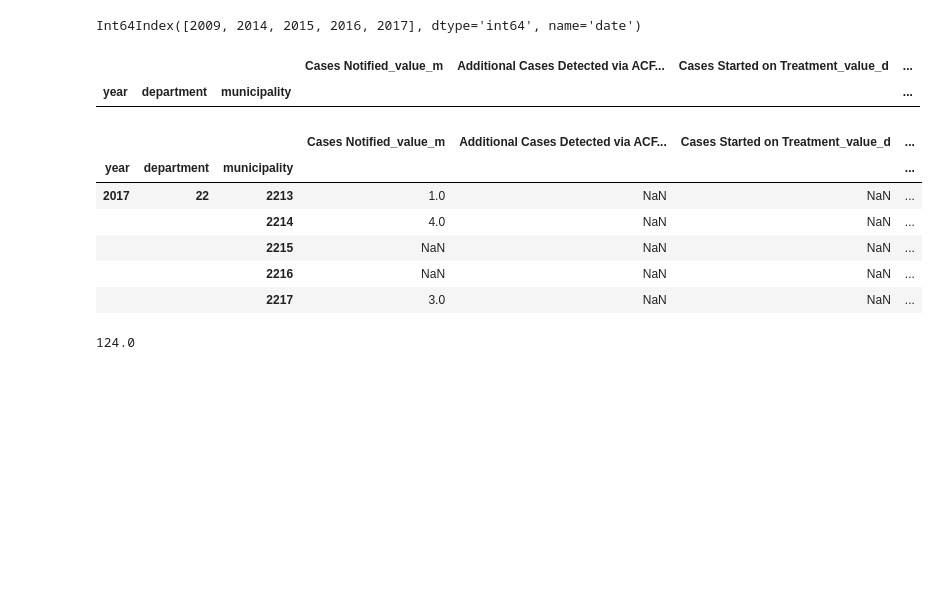
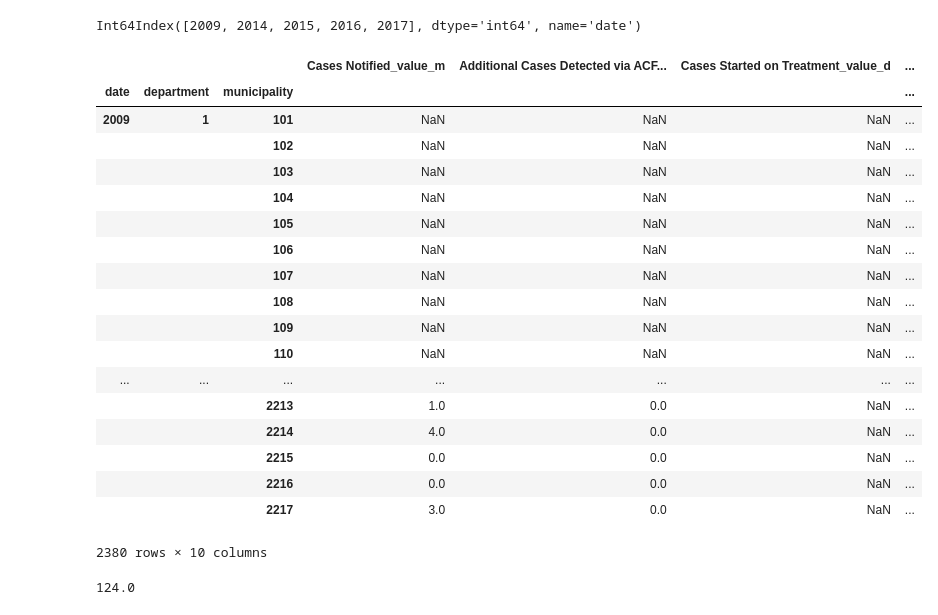
Before and after one commit to Guitlle/gf, a Jupyter notebook: impact_evaluation/gtm/pre_data_preparation.ipynb, the cells around one changed output. Cells and saved outputs as stored; diff of their text form; code cells hidden in the pictures; blank space fills up the shorter version.

```diff
--- a/impact_evaluation/gtm/pre_data_preparation.ipynb
+++ b/impact_evaluation/gtm/pre_data_preparation.ipynb
@@ -24,7 +24,7 @@ def makeFullIndex(dfyears):
     newIndex = []
     for year in dfyears.index.levels[0]:
         newIndex.extend([(year, x[0], x[1]) for x in indexList])
-    return dfyears.reindex(pd.MultiIndex.from_tuples(newIndex, names = ["year", "department", "municipality"]))
+    return dfyears.reindex(pd.MultiIndex.from_tuples(newIndex, names = ["date", "department", "municipality"]), fill_value=0)
 # %%
 def tryfun(f):
     def wrapper(i):
@@ -171,10 +162,10 @@ pplcases.head()
 # %%
 pplcases = pplcases.assign(department = lambda x : np.floor(x.municipio/100))\
-.assign(municode = lambda y: y.municipio.astype(int)).rename(columns=\
-{"n": "Cases Notified in Prisons_value", "YEAR": "date", "municode": "municipality"})\
+.assign(municipio = lambda y: y.municipio.astype(int)).rename(columns=\
+{"n": "Cases Notified in Prisons_value", "YEAR": "date", "municipio": "municipality"})\
 .set_index(["date", "department", "municipality"])
 # %%
-pplcases = pplcases.reindex(casesNotif.index)
+#pplcases = pplcases.reindex(casesNotif.index)
 # %%
 ppldata = pd.read_csv("../../../Outcome Measurement Data/TUBERCULOSIS/Prisoners/tb-ppl-2014-2017.csv")
 # %%
@@ -321,21 +312,28 @@ outputs = pd.merge(makeFullIndex(casesNotif) , makeFullIndex(acfcases), left_ind
             .merge(makeFullIndex(hivcases), left_index=True, right_index=True, how="outer")\
             .merge(makeFullIndex(mdrcases), left_index=True, right_index=True, how="outer")\
             .merge(makeFullIndex(mdrtx), left_index=True, right_index=True, how="outer")\
-# %%
-outputs[outputs.index.get_level_values("municipality") == 0]
-# %% [output]
-|  |  |  | Cases Notified_value_m | Additional Cases Detected via ACF... | Cases Started on Treatment_value_d | ... |
-| year | department | municipality |  |  |  | ... |
 # %%
-outputs.
+outputs
 # %% [output]
 |  |  |  | Cases Notified_value_m | Additional Cases Detected via ACF... | Cases Started on Treatment_value_d | ... |
-| year | department | municipality |  |  |  | ... |
-| 2017 | 22 | 2213 | 1.0 | NaN | NaN | ... |
-|  |  | 2214 | 4.0 | NaN | NaN | ... |
-|  |  | 2215 | NaN | NaN | NaN | ... |
-|  |  | 2216 | NaN | NaN | NaN | ... |
-|  |  | 2217 | 3.0 | NaN | NaN | ... |
+| date | department | municipality |  |  |  | ... |
+| 2009 | 1 | 101 | NaN | NaN | NaN | ... |
+|  |  | 102 | NaN | NaN | NaN | ... |
+|  |  | 103 | NaN | NaN | NaN | ... |
+|  |  | 104 | NaN | NaN | NaN | ... |
+|  |  | 105 | NaN | NaN | NaN | ... |
+|  |  | 106 | NaN | NaN | NaN | ... |
+|  |  | 107 | NaN | NaN | NaN | ... |
+|  |  | 108 | NaN | NaN | NaN | ... |
+|  |  | 109 | NaN | NaN | NaN | ... |
+|  |  | 110 | NaN | NaN | NaN | ... |
+| ... | ... | ... | ... | ... | ... | ... |
+|  |  | 2213 | 1.0 | 0.0 | NaN | ... |
+|  |  | 2214 | 4.0 | 0.0 | NaN | ... |
+|  |  | 2215 | 0.0 | 0.0 | NaN | ... |
+|  |  | 2216 | 0.0 | 0.0 | NaN | ... |
+|  |  | 2217 | 3.0 | 0.0 | NaN | ... |
+2380 rows × 10 columns
 # %%
 outputs.to_csv("outputs.csv")
 # %%
```
Also changed, not shown: parts of 17 cells of this notebook.
